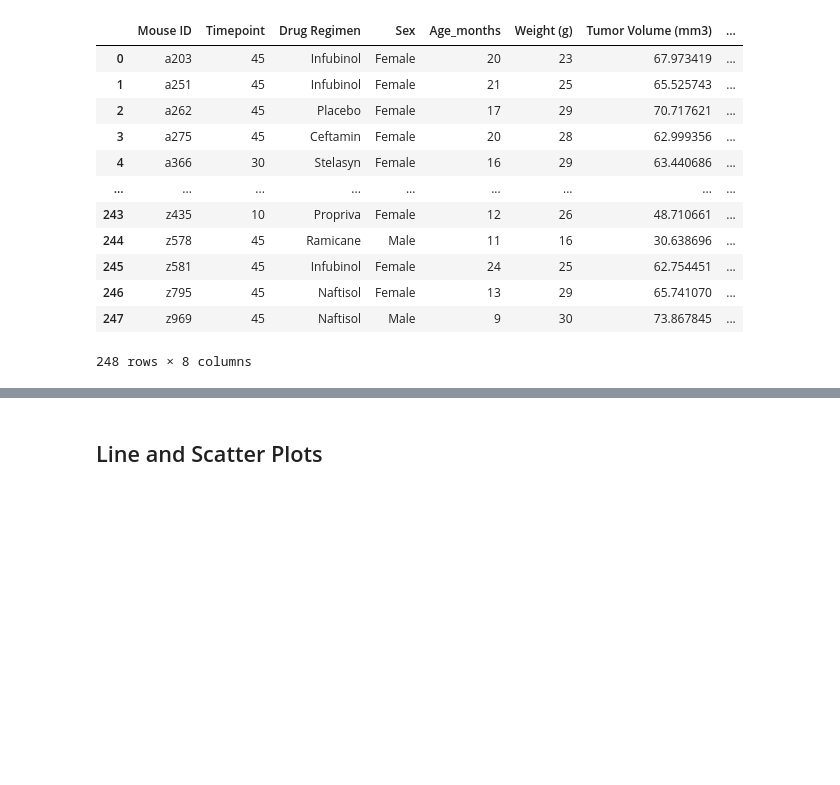
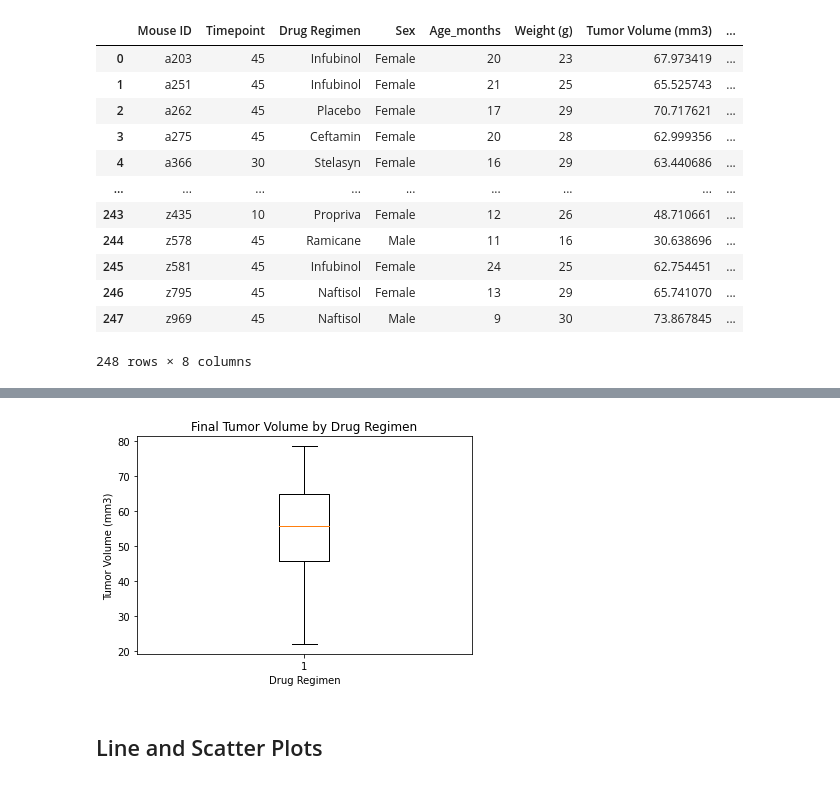
Before and after one commit to ethomps33/MatplotlibHW_ThePowerOfPlots, a Jupyter notebook: Pymaceuticals/pymaceuticals_starter.ipynb, the cells around one changed output, grey strips where cells are left out. Drawn from its saved outputs; the diff is of its cells as text; code cells hidden in the pictures; blank space fills up the shorter version.

Commit message:
Outliers calculated. Working on generating boxplot

```diff
--- a/Pymaceuticals/pymaceuticals_starter.ipynb
+++ b/Pymaceuticals/pymaceuticals_starter.ipynb
@@ -222,5 +229,13 @@ Outliers for Capomulin: Series([], Name: Tumor Volume (mm3), dtype: float64)
 # %%
 # Generate a box plot of the final tumor volume of each mouse across four regimens of interest
+fig, ax = plt.subplots()
+plt.boxplot(merged_clean_mice['Tumor Volume (mm3)'])
+plt.xlabel('Drug Regimen')
+plt.ylabel('Tumor Volume (mm3)')
+plt.title("Final Tumor Volume by Drug Regimen")
+plt.show()
+# %% [output]
+[figure, added]
 # %% [markdown]
 ## Line and Scatter Plots
 # %%
```
Also changed, not shown: parts of 3 cells of this notebook.
